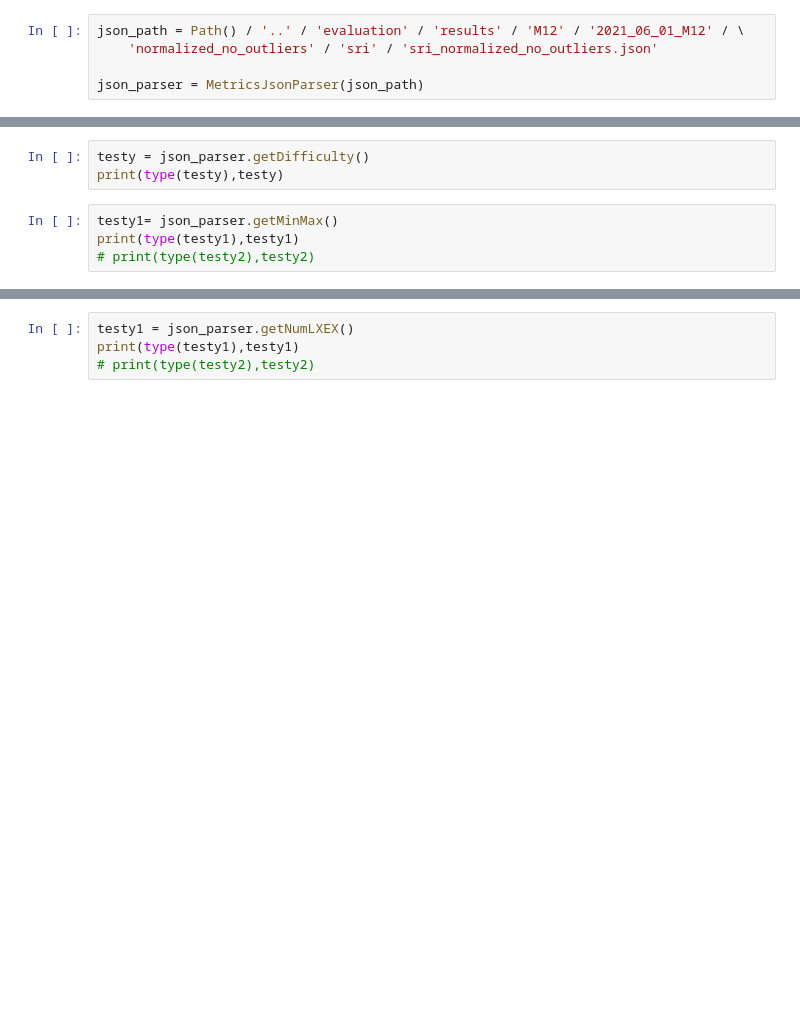
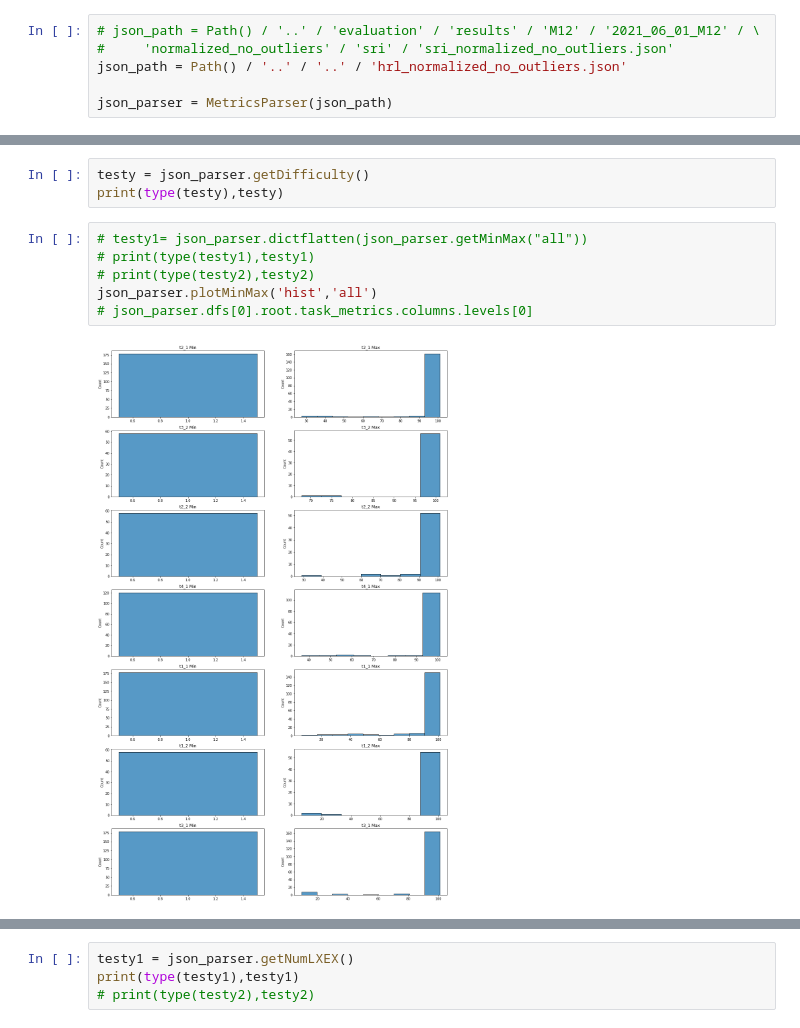
Before and after one commit to lifelong-learning-systems/l2metrics, a Jupyter notebook: examples/metrics_json_parser_example.ipynb, the cells around one changed output, grey strips where cells are left out. Saved outputs shown, nothing was run; the diff lists cells and outputs as text; blank space fills up the shorter version.

```diff
--- a/examples/metrics_json_parser_example.ipynb
+++ b/examples/metrics_json_parser_example.ipynb
@@ -7,5 +8,6 @@ from l2metrics.metrics_json_parser import MetricsJsonParser
 # %%
-json_path = Path() / '..' / 'evaluation' / 'results' / 'M12' / '2021_06_01_M12' / \
-    'normalized_no_outliers' / 'sri' / 'sri_normalized_no_outliers.json'
+# json_path = Path() / '..' / 'evaluation' / 'results' / 'M12' / '2021_06_01_M12' / \
+#     'normalized_no_outliers' / 'sri' / 'sri_normalized_no_outliers.json'
+json_path = Path() / '..' / '..' / 'hrl_normalized_no_outliers.json'
 
-json_parser = MetricsJsonParser(json_path)
+json_parser = MetricsParser(json_path)
@@ -115,6 +103,10 @@ print(type(testy),testy)
 testy = json_parser.getDifficulty()
 print(type(testy),testy)
 # %%
-testy1= json_parser.getMinMax()
-print(type(testy1),testy1)
+# testy1= json_parser.dictflatten(json_parser.getMinMax("all"))
+# print(type(testy1),testy1)
 # print(type(testy2),testy2)
+json_parser.plotMinMax('hist','all')
+# json_parser.dfs[0].root.task_metrics.columns.levels[0]
+# %% [output]
+[figure, added]
```
Also changed, not shown: parts of 19 cells of this notebook, 1 other file.
